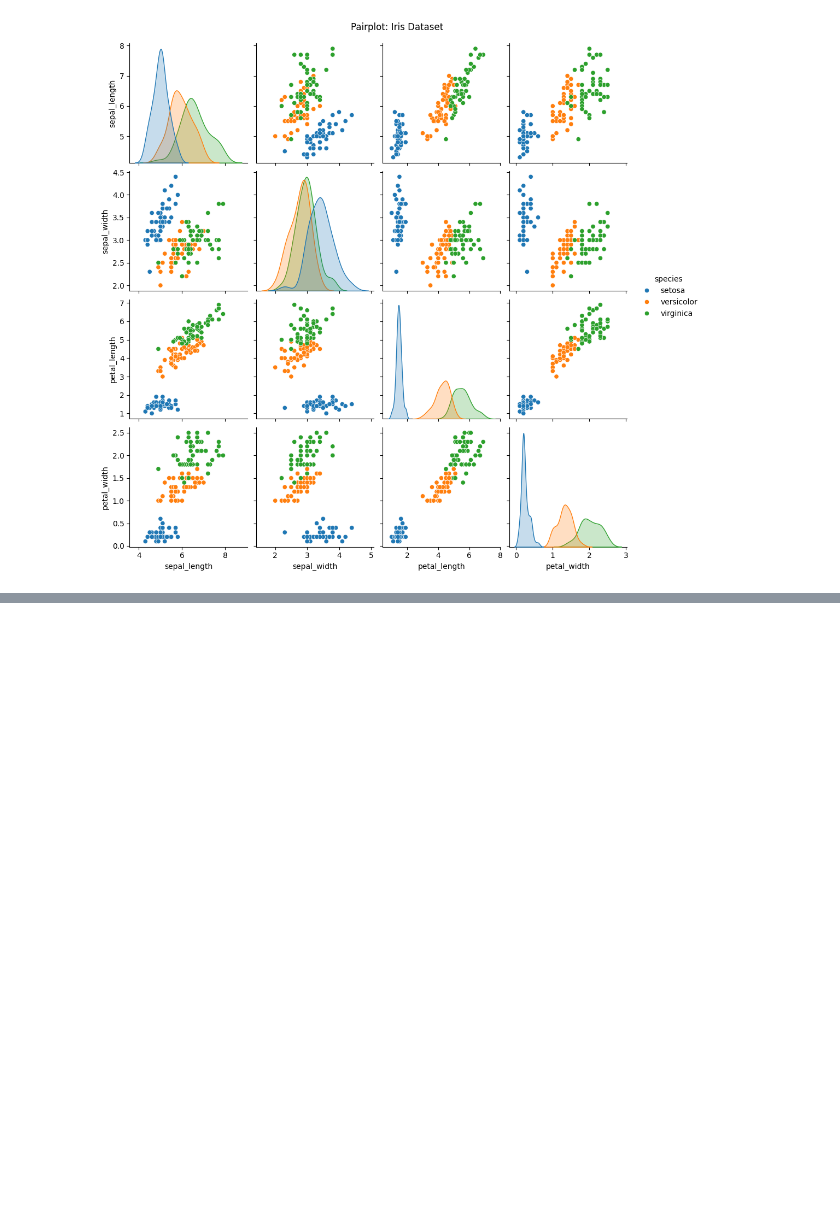
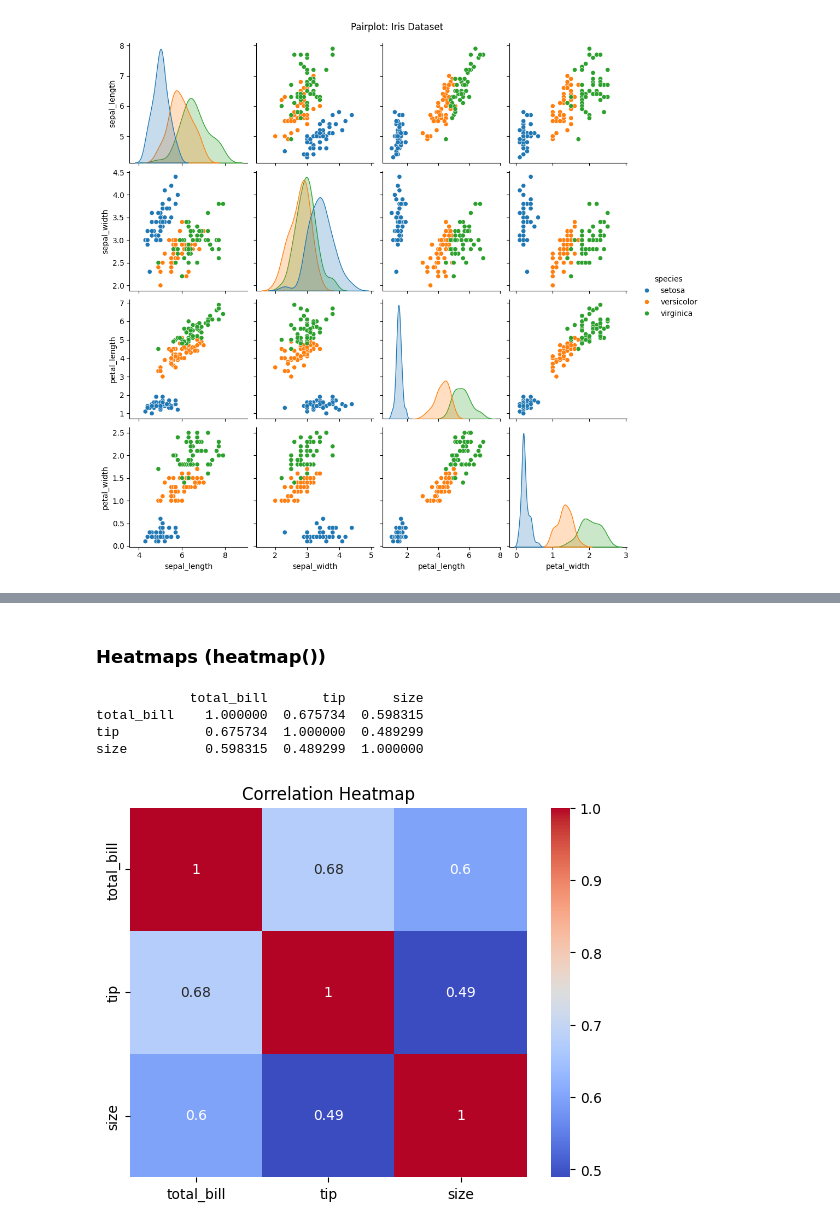
Before and after one commit to sh1vam31/Complete_DataScience, a Jupyter notebook: Seaborn.ipynb, the cells around one changed output, grey strips where cells are left out. Saved outputs shown, nothing was run; the diff lists cells and outputs as text; code cells hidden in the pictures; blank space fills up the shorter version.

Commit message:
Seaborn Completed

```diff
--- a/Seaborn.ipynb
+++ b/Seaborn.ipynb
@@ -275,0 +283,20 @@ plt.show()
+# %% [markdown]
+### Heatmaps (heatmap())
+# %%
+# Heatmaps -> it only show the co relation of the numaric columns
+import seaborn as sns
+import matplotlib.pyplot as plt
+
+tips = sns.load_dataset("tips")
+corr = tips.corr(numeric_only=True)
+print(corr)
+print()
+sns.heatmap(corr, annot=True, cmap="coolwarm")      # annot = True -> Show the values of co-relation in each cell
+plt.title("Correlation Heatmap")
+plt.show()
+# %% [output]
+            total_bill       tip      size
+total_bill    1.000000  0.675734  0.598315
+tip           0.675734  1.000000  0.489299
+size          0.598315  0.489299  1.000000
+[figure, added]
```
Also changed, not shown: parts of 5 cells of this notebook.
